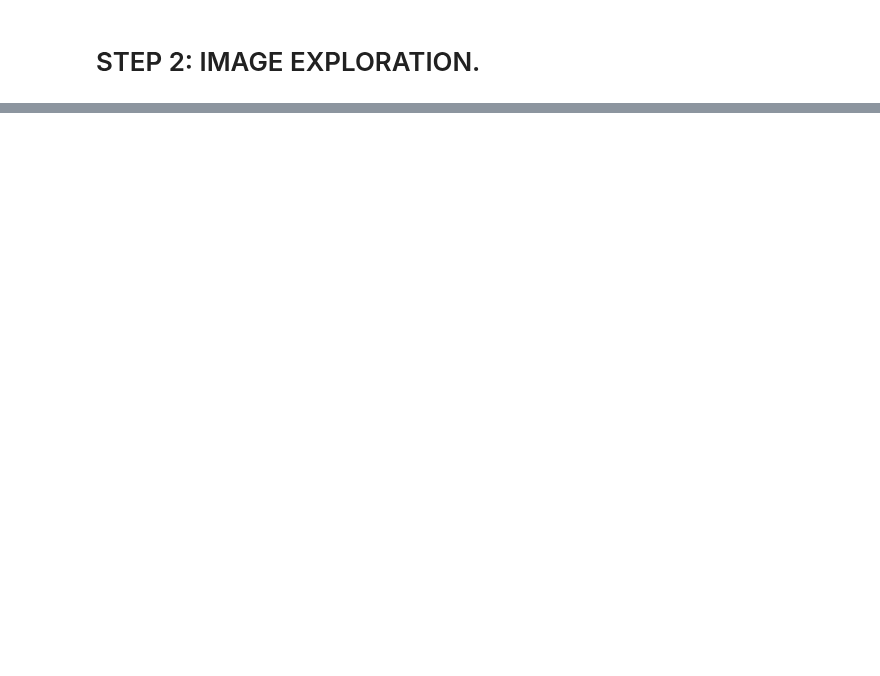
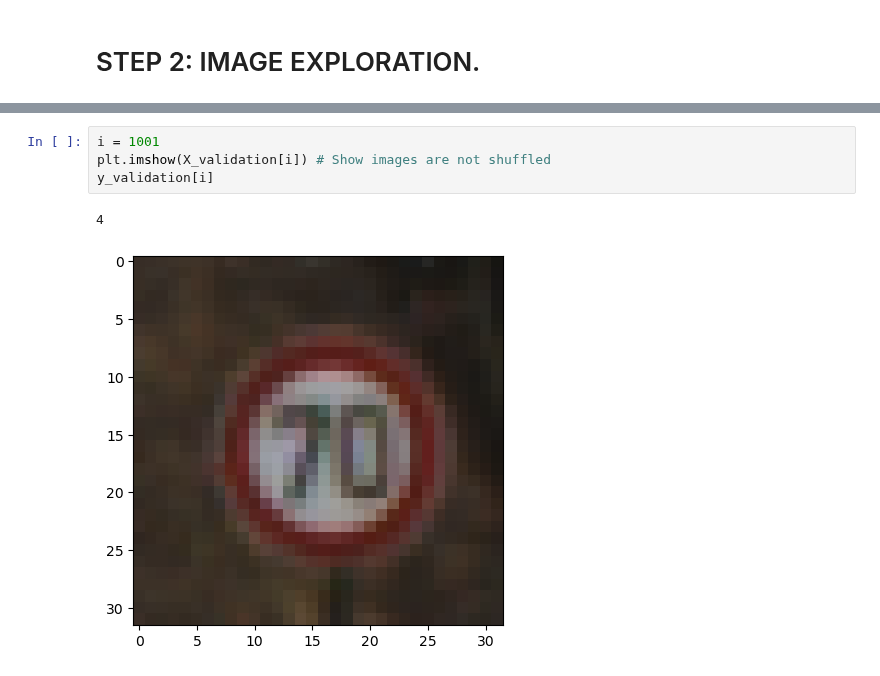
Before and after one commit to elarsaks/8ML-Projects, a Jupyter notebook: Project 5/MySolution.ipynb, the cells around one changed output, grey strips where cells are left out. Cells and saved outputs as stored; diff of their text form; blank space fills up the shorter version.

```diff
--- a/Project 5/MySolution.ipynb
+++ b/Project 5/MySolution.ipynb
@@ -35,0 +59,7 @@ y_train.shape
+# %%
+i = 1001
+plt.imshow(X_validation[i]) # Show images are not shuffled
+y_validation[i]
+# %% [output]
+4
+[figure, added]
```
Also changed, not shown: parts of 12 cells of this notebook.
